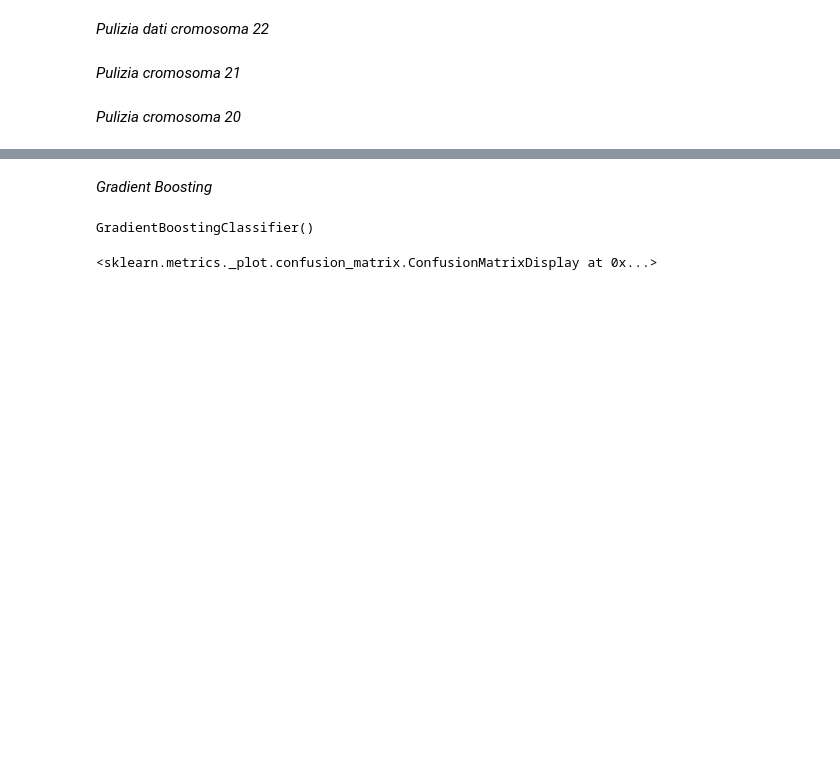
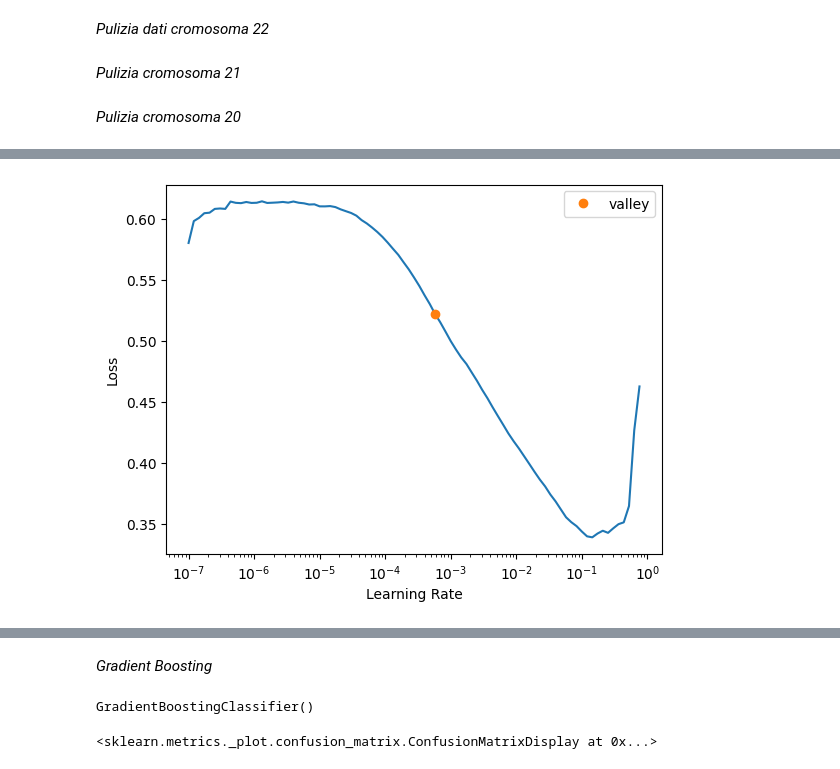
Before and after one commit to AndreaBaraldi99/ClinVarDNN, a Jupyter notebook: Dataset_union.ipynb, the cells around one changed output, grey strips where cells are left out. Saved outputs shown, nothing was run; the diff lists cells and outputs as text; code cells hidden in the pictures; blank space fills up the shorter version.

```diff
--- a/Dataset_union.ipynb
+++ b/Dataset_union.ipynb
@@ -251,0 +330,15 @@ interp.plot_confusion_matrix()
+# %%
+num_cols = restricted_df.select_dtypes(include=[np.number]).columns.tolist()
+cat_cols = restricted_df.select_dtypes(include=[object]).columns.tolist()
+restricted_df = pd.concat([df_concat['clinvar_clnsig'], restricted_df], axis=1)
+splits = RandomSplitter(valid_pct=0.2, seed=42)(range_of(df))
+# %%
+to_restricted = TabularPandas(restricted_df, procs=[Categorify, FillMissing],
+                   cat_names = cat_cols,
+                   cont_names = num_cols,
+                   y_names='clinvar_clnsig',
+                    y_block=CategoryBlock(),
+                   splits=splits)
+# %%
+dls_r = to_restricted.dataloaders(bs=1024)
+dls_r.show_batch()
@@ -251,0 +357,5 @@ interp.plot_confusion_matrix()
+# %%
+learn_r = tabular_learner(dls_r, metrics=accuracy, loss_func=FocalLossFlat(gamma=5))
+# %%
+lr = learn_r.lr_find()
+# %% [output]
@@ -251,0 +363 @@ interp.plot_confusion_matrix()
+[figure, added]
```
Also changed, not shown: parts of 34 cells of this notebook, 1 other file.
